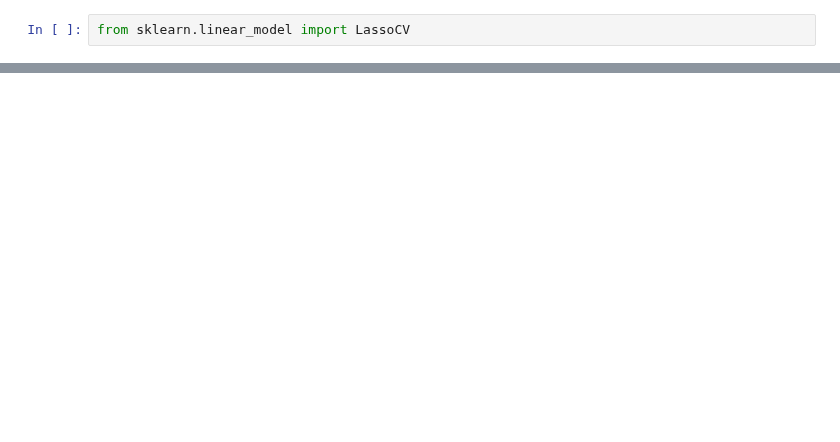
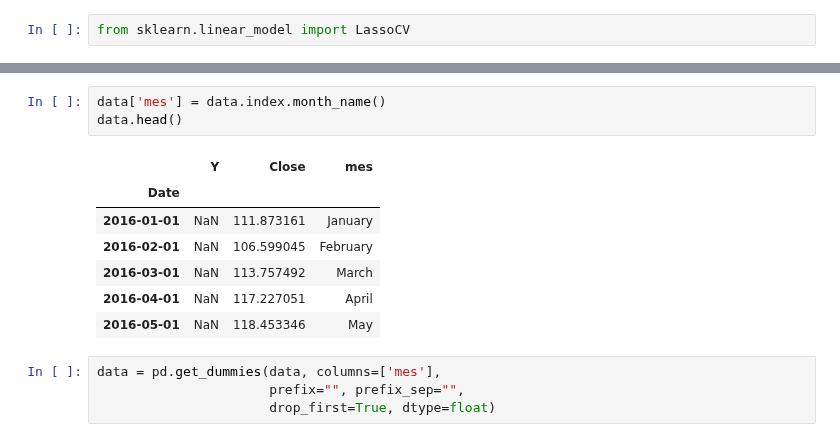
Before and after one commit to Michelleagl/Series_de_Tiempo, a Jupyter notebook: Regresión_lineal.ipynb, the cells around one changed output, grey strips where cells are left out. Saved outputs shown, nothing was run; the diff lists cells and outputs as text; blank space fills up the shorter version.

```diff
--- a/Regresión_lineal.ipynb
+++ b/Regresión_lineal.ipynb
@@ -746,0 +1021,15 @@ array([ 0.36139749, -0.        ,  0.        , -0.        ,  0.        ,
+# %%
+data['mes'] = data.index.month_name()
+data.head()
+# %% [output]
+|  | Y | Close | mes |
+| Date |  |  |  |
+| 2016-01-01 | NaN | 111.873161 | January |
+| 2016-02-01 | NaN | 106.599045 | February |
+| 2016-03-01 | NaN | 113.757492 | March |
+| 2016-04-01 | NaN | 117.227051 | April |
+| 2016-05-01 | NaN | 118.453346 | May |
+# %%
+data = pd.get_dummies(data, columns=['mes'],
+                      prefix="", prefix_sep="",
+                      drop_first=True, dtype=float)
```
Also changed, not shown: parts of 80 cells of this notebook.
